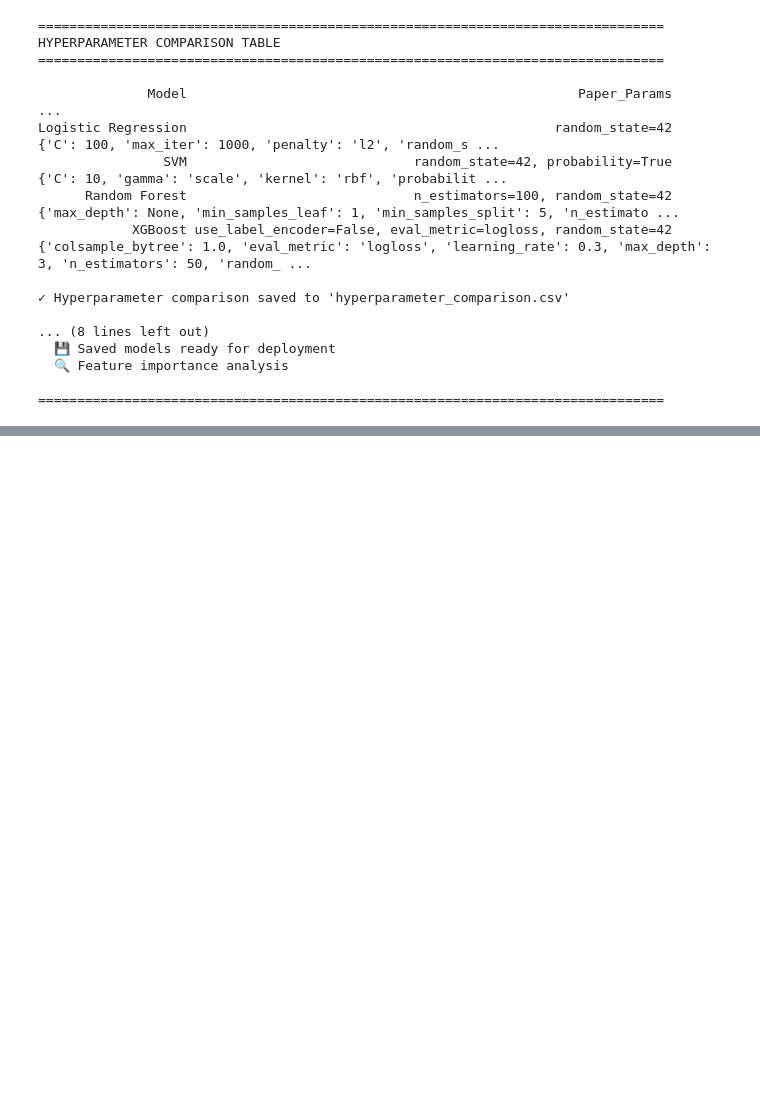
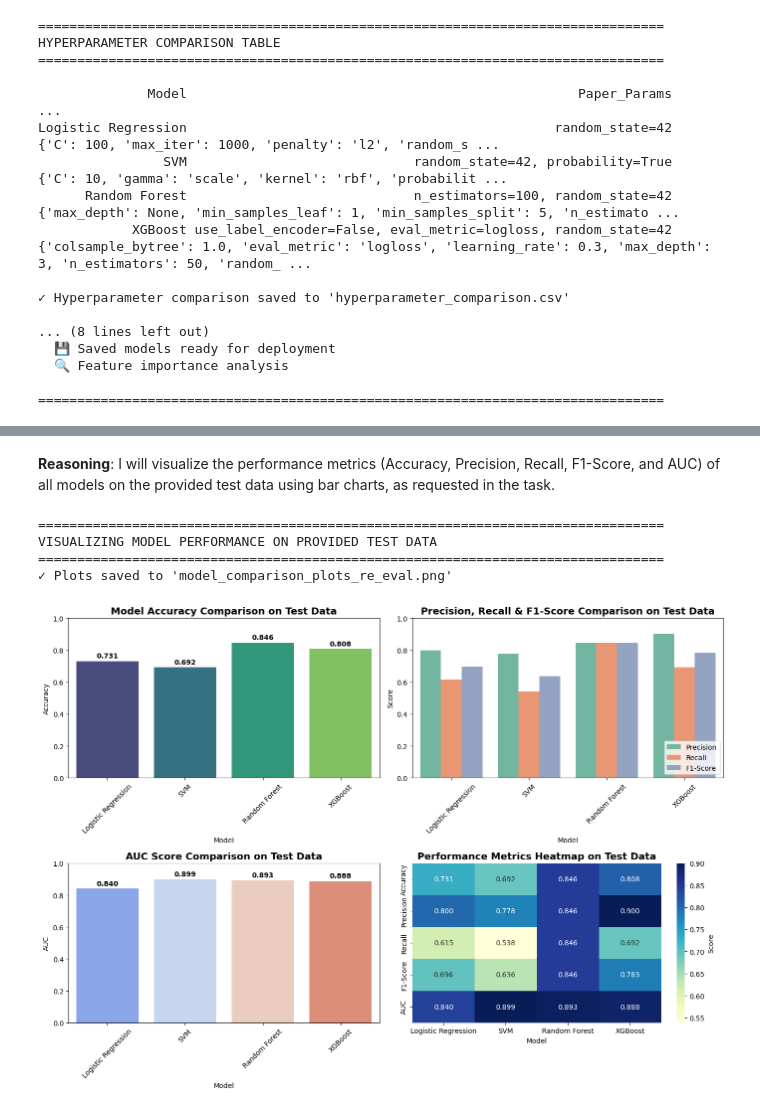
Before and after one commit to Tee-Sarun/DADS6003_ML_Final_Project, a Jupyter notebook: Phishing_Email_Modified_P_Dong.ipynb, the cells around one changed output, grey strips where cells are left out. Cells and saved outputs as stored; diff of their text form; code cells hidden in the pictures; blank space fills up the shorter version.

```diff
--- a/Phishing_Email_Modified_P_Dong.ipynb
+++ b/Phishing_Email_Modified_P_Dong.ipynb
@@ -47,7 +41,9 @@ print("Loading and Preparing Data...")
 print("="*80)
 
 # Load dataset
-file_path = "https://github.com/siriwatsc-debug/FinalProject-ML/raw/main/train.csv"
+# The original file_path was pointing to the GitHub blob page, not the raw CSV data.
+# Corrected file_path to point to the raw CSV data.
+file_path = "https://raw.githubusercontent.com/Tee-Sarun/DADS6003_ML_Final_Project/main/train.csv"
 df = pd.read_csv(file_path)
 
 # Create binary labels (Phishing=1, Legitimate=0)
@@ -1163,0 +1543,8 @@ Logistic Regression                                               random_state=4
+# %%
+print("\n" + "="*80)
+print("MODEL PERFORMANCE ON PROVIDED TEST DATA")
+print("="*80)
+
+re_eval_results_df = pd.DataFrame(results_re_eval)
+print("\nPerformance Comparison on Test Data:")
+print(re_eval_results_df.to_string(index=False))
@@ -1163,0 +1562,57 @@ Logistic Regression                                               random_state=4
+# %% [markdown]
+**Reasoning**:
+I will visualize the performance metrics (Accuracy, Precision, Recall, F1-Score, and AUC) of all models on the provided test data using bar charts, as requested in the task.
+# %%
+import matplotlib.pyplot as plt
+import seaborn as sns
+
+print("\n" + "="*80)
+print("VISUALIZING MODEL PERFORMANCE ON PROVIDED TEST DATA")
+print("="*80)
+
+plt.figure(figsize=(14, 10))
+
+# Plot 1: Accuracy Comparison
+plt.subplot(2, 2, 1)
+sns.barplot(data=re_eval_results_df, x='Model', y='Accuracy', palette='viridis')
+plt.title('Model Accuracy Comparison on Test Data', fontsize=14, fontweight='bold')
+plt.xticks(rotation=45)
+plt.ylim(0, 1)
+for i, v in enumerate(re_eval_results_df['Accuracy']):
+    plt.text(i, v + 0.02, f'{v:.3f}', ha='center', fontweight='bold')
+
+# Plot 2: Precision, Recall, F1 Comparison
+plt.subplot(2, 2, 2)
+metrics_df_re_eval = re_eval_results_df[['Model', 'Precision', 'Recall', 'F1-Score']]
+metrics_melted_re_eval = metrics_df_re_eval.melt(id_vars='Model', var_name='Metric', value_name='Score')
+sns.barplot(data=metrics_melted_re_eval, x='Model', y='Score', hue='Metric', palette='Set2')
+plt.title('Precision, Recall & F1-Score Comparison on Test Data', fontsize=14, fontweight='bold')
+plt.xticks(rotation=45)
+plt.ylim(0, 1)
+plt.legend(loc='lower right')
+
+# Plot 3: AUC Score Comparison
+plt.subplot(2, 2, 3)
+sns.barplot(data=re_eval_results_df, x='Model', y='AUC', palette='coolwarm')
+plt.title('AUC Score Comparison on Test Data', fontsize=14, fontweight='bold')
+plt.xticks(rotation=45)
+plt.ylim(0, 1)
+for i, v in enumerate(re_eval_results_df['AUC']):
+    plt.text(i, v + 0.02, f'{v:.3f}', ha='center', fontweight='bold')
+
+# Plot 4: Overall Performance Heatmap
+plt.subplot(2, 2, 4)
+heatmap_data_re_eval = re_eval_results_df[['Model', 'Accuracy', 'Precision', 'Recall', 'F1-Score', 'AUC']].set_index('Model')
+sns.heatmap(heatmap_data_re_eval.T, annot=True, fmt='.3f', cmap='YlGnBu', cbar_kws={'label': 'Score'})
+plt.title('Performance Metrics Heatmap on Test Data', fontsize=14, fontweight='bold')
+
+plt.tight_layout()
+plt.savefig('model_comparison_plots_re_eval.png', dpi=300, bbox_inches='tight')
+print("✓ Plots saved to 'model_comparison_plots_re_eval.png'")
+plt.show()
+# %% [output]
+================================================================================
+VISUALIZING MODEL PERFORMANCE ON PROVIDED TEST DATA
+================================================================================
+✓ Plots saved to 'model_comparison_plots_re_eval.png'
+[figure, added]
```
Also changed, not shown: parts of 66 cells of this notebook.
